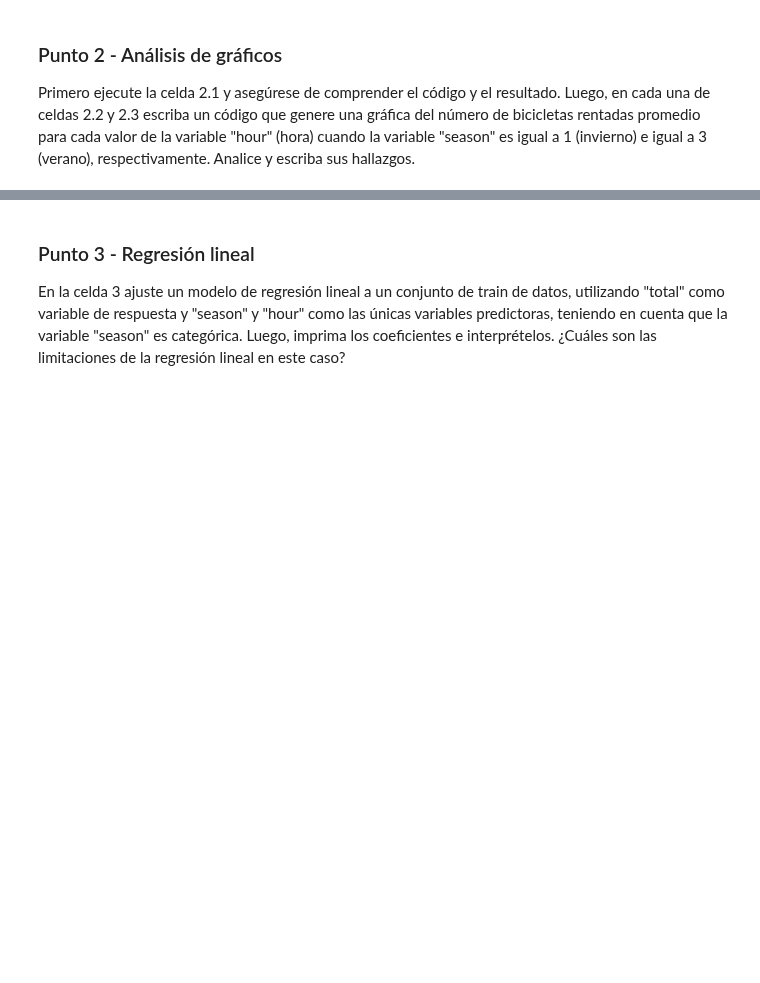
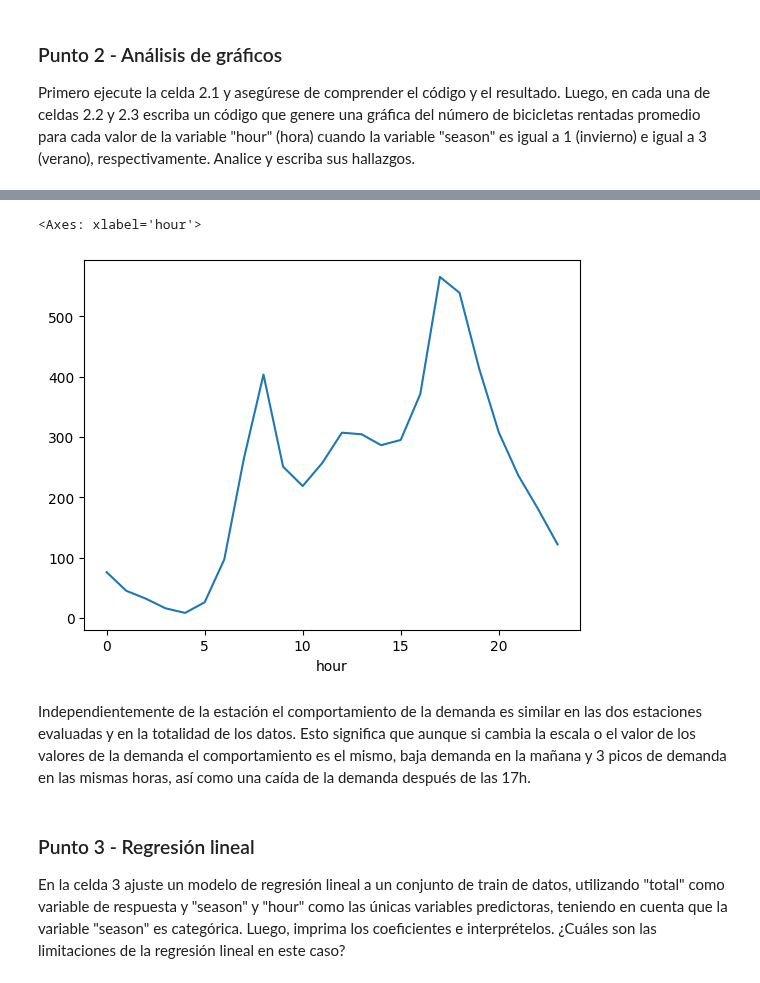
Before and after one commit to catalina-lara/ML-NLP, a Jupyter notebook: Semana 1/S1TC1_arboles_ensamblajes.ipynb, the cells around one changed output, grey strips where cells are left out. Drawn from its saved outputs; the diff is of its cells as text; code cells hidden in the pictures; blank space fills up the shorter version.

```diff
--- a/Semana 1/S1TC1_arboles_ensamblajes.ipynb
+++ b/Semana 1/S1TC1_arboles_ensamblajes.ipynb
@@ -55,5 +132,11 @@ bikes.groupby('hour').total.mean().plot()
 # %%
 # Celda 2.3 - "season"=3 escriba su código y hallazgos
+bikes[bikes['season'] == 3].groupby('hour').total.mean().plot()
+# %% [output]
+<Axes: xlabel='hour'>
+[figure, added]
+# %% [markdown]
+Independientemente de la estación el comportamiento de la demanda es similar en las dos estaciones evaluadas y en la totalidad de los datos. Esto significa que aunque si cambia la escala o el valor de los valores de la demanda el comportamiento es el mismo, baja demanda en la mañana y 3 picos de demanda en las mismas horas, así como una caída de la demanda después de las 17h.
 # %% [markdown]
 ### Punto 3 - Regresión lineal
 En la celda 3 ajuste un modelo de regresión lineal a un conjunto de train de datos, utilizando "total" como variable de respuesta y "season" y "hour" como las únicas variables predictoras, teniendo en cuenta que la variable "season" es categórica. Luego, imprima los coeficientes e interprételos. ¿Cuáles son las limitaciones de la regresión lineal en este caso?
```
Also changed, not shown: parts of 16 cells of this notebook.
